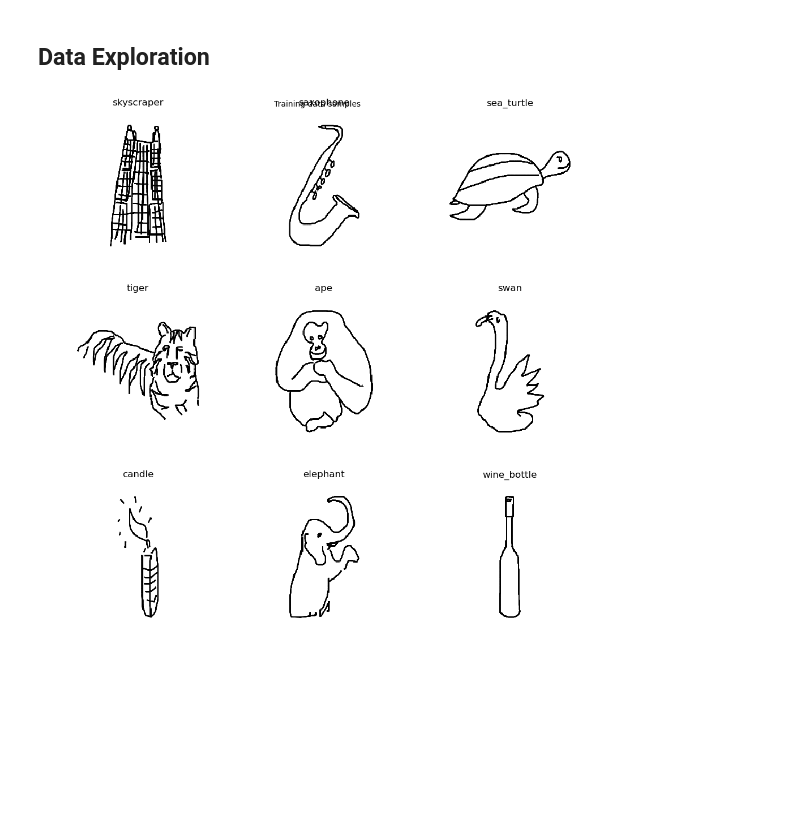
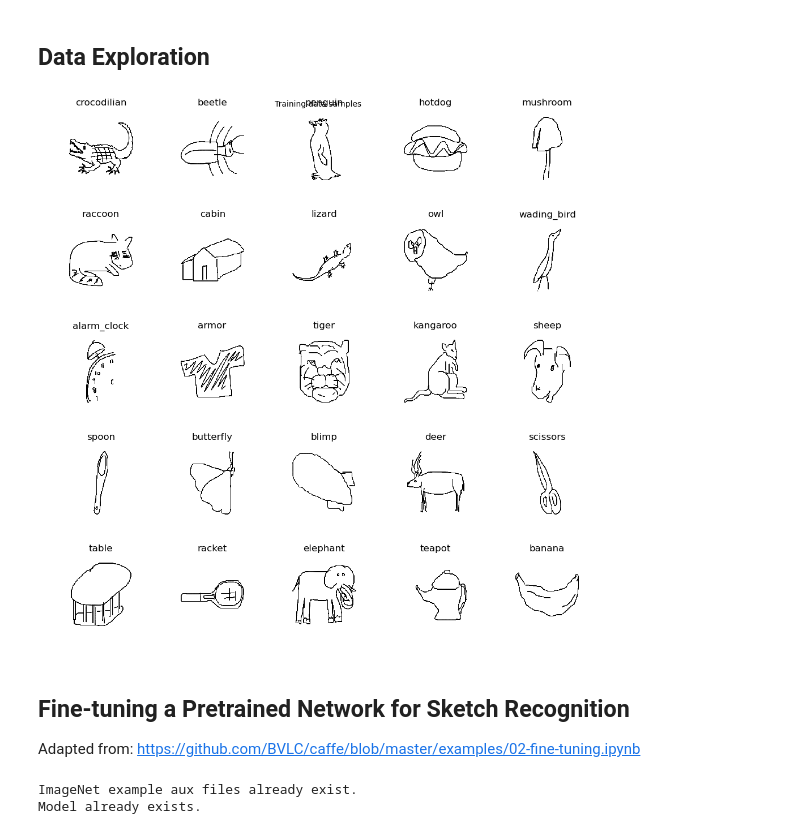
Before and after one commit to yrevar/sketchy, a Jupyter notebook: code/sketch-classification.ipynb, the cells around one changed output. Cells and saved outputs as stored; diff of their text form; code cells hidden in the pictures; blank space fills up the shorter version.

Commit message:
A bit refactoring, and started finetuning CaffeNet

```diff
--- a/code/sketch-classification.ipynb
+++ b/code/sketch-classification.ipynb
@@ -15,7 +15,7 @@ import os
 import tempfile
 # %%
 # Constants
-SKETCHY_DATABASE_PATH = "../../sketchy-database/"
+SKETCHY_DATABASE_PATH = "~/sketchy-database/"
 # %% [markdown]
 **Issues:**
 1. stats.csv "Category" contains names with spaces, however database directory names don't contain space but underscore.
@@ -32,7 +32,7 @@ class SketchyDatabase(object):
 
     def __init__(self, database_root, augmentation=None):
 
-        self.database_root = database_root
+        self.database_root = os.path.expanduser(database_root)
 
         if not augmentation:
             augmentation = SketchyDatabase.SketchAugmentations[SketchyDatabase.DefaultSketchAugmentation]
@@ -45,6 +45,10 @@ class SketchyDatabase(object):
 
         # read sketch data
         self.sketch_stats_df = pd.read_csv(os.path.join(self.database_root, "info/stats.csv"))
+
+        # Fix "Category" name (See above: issue no. 1)
+        self.sketch_stats_df["Category"] = self.sketch_stats_df["Category"].apply(lambda x: x.replace(" ", "_"))
+
         self.sketch_invalid_ambiguous_df = pd.read_csv(
                                 os.path.join(self.database_root, "info/invalid-ambiguous.txt"), header=None)
         self.sketch_invalid_context_df = pd.read_csv(
@@ -61,6 +65,13 @@ class SketchyDatabase(object):
         self.sketch_stats_df["_img_file_name"] = self.sketch_stats_df["ImageNetID"] \
                                                     + "-" + self.sketch_stats_df["SketchID"].map(str)
 
+        self.sketch_stats_df["_img_file_path"] = self.sketch_stats_df.apply(
+                        lambda row: os.path.expanduser(
+                                        os.path.join(os.path.join(self.sketch_img_path, row["Category"]),
+                                                    row["_img_file_name"] + ".png")
+                                    )
+                    , axis=1)
+
         # read image data
         # ... TODO
 
@@ -68,9 +79,6 @@ class SketchyDatabase(object):
                                                   with_error=False, with_pose=False):
 
         sketch_df = self.sketch_stats_df #.copy(deep=True) # don't modify destructively
-
-        # Fix "Category" name (See above: issue no. 1)
-        sketch_df["Category"] = sketch_df["Category"].apply(lambda x: x.replace(" ", "_"))
 
         if not with_ambiguous:
             sketch_df = sketch_df.loc[~self.sketch_stats_df["_img_file_name"].isin(self.sketch_invalid_ambiguous_df[0])]
@@ -81,8 +89,8 @@ class SketchyDatabase(object):
         if not with_pose:
             sketch_df = sketch_df.loc[~self.sketch_stats_df["_img_file_name"].isin(self.sketch_invalid_pose_df[0])]
 
-        # databse images are in png format, but testset lists them as jpg,
-        # just blending in with the inconsistency for now
+        # Databse images are in png format, but testset lists them as jpg,
+        # just blending in with the inconsistency for now (See above: issue no. 2)
         is_test_sample = sketch_df["ImageNetID"].isin(self.sketch_testset_df[0].apply(
                                             lambda x: x.split("/")[1].split('.jpg')[0]))
         sketch_df["_split"] = "train"
@@ -96,9 +104,7 @@ class SketchyDatabase(object):
         sketch_stats_filtered_df = self.sketch_stats_df[self.sketch_stats_df["_split"]==split]
         with tempfile.NamedTemporaryFile(delete=False) as f:
             for _,row in sketch_stats_filtered_df.iterrows():
-                f.write(self.sketch_img_path \
-                        + row["_img_file_name"] + ".png" \
-                        + " " + str(row["CategoryID"]) + "\n")
+                f.write(row["_img_file_path"] + " " + str(row["CategoryID"]) + "\n")
         return f.name
 # %%
 sketchy_database = SketchyDatabase(SKETCHY_DATABASE_PATH)
@@ -110,10 +116,7 @@ import matplotlib.gridspec as gridspec
 
 def vis_samples(sketch_df, sketch_img_path, grid_size=(None, None), max_tiles=100):
 
-
     sketch_df = sketch_df[:max_tiles].copy()
-    sketch_df["_img_file_name"] = sketch_df["ImageNetID"] + "-" + sketch_df["SketchID"].map(str)
-
     n_imgs = len(sketch_df)
     n_rows, n_cols = grid_size
 
@@ -122,21 +125,20 @@ def vis_samples(sketch_df, sketch_img_path, grid_size=(None, None), max_tiles=10
         n_rows = int(np.ceil(1.*n_imgs/n_cols))
 
     gs = gridspec.GridSpec(n_rows, n_cols)
-    for idx, (category, img_file) in enumerate(sketch_df[["Category", "_img_file_name"]].values):
-        img_dir = os.path.join(sketch_img_path, category)
-        img = plt.imread(os.path.expanduser(os.path.join(img_dir, img_file + ".png")))
+    for idx, (category, img_file_path) in enumerate(sketch_df[["Category", "_img_file_path"]].values):
         plt.subplot(gs[idx]), plt.axis("off")
+        img = plt.imread(img_file_path)
         plt.imshow(img)
         plt.title(category)
 # %%
-# np.random.seed(0)
-disp_samples = 9
+np.random.seed(0)
+disp_samples = 25
 train_df = sketchy_database.sketch_stats_df[sketchy_database.sketch_stats_df["_split"] == "train"]
 
 rand_locations = np.random.choice(train_df.index, disp_samples, replace=False)
 vis_samples(train_df.loc[rand_locations], sketchy_database.sketch_img_path)
 plt.suptitle("Training data samples")
 plt.tight_layout()
 # %% [output]
-[figure, old version]
+[figure, new version]
 # %%
@@ -144,0 +147,4 @@ test_img_list = sketchy_database.get_caffeinated_dataset(split="test")
+# %% [markdown]
+## Fine-tuning a Pretrained Network for Sketch Recognition
+
+Adapted from: https://github.com/BVLC/caffe/blob/master/examples/02-fine-tuning.ipynb
@@ -144,0 +177,7 @@ test_img_list = sketchy_database.get_caffeinated_dataset(split="test")
+# %%
+os.chdir(caffe_root)  # run scripts from caffe root
+!data/ilsvrc12/get_ilsvrc_aux.sh
+!scripts/download_model_binary.py models/bvlc_reference_caffenet
+# %% [output]
+ImageNet example aux files already exist.
+Model already exists.
```
Also changed, not shown: parts of 21 cells of this notebook, 2 other files.
